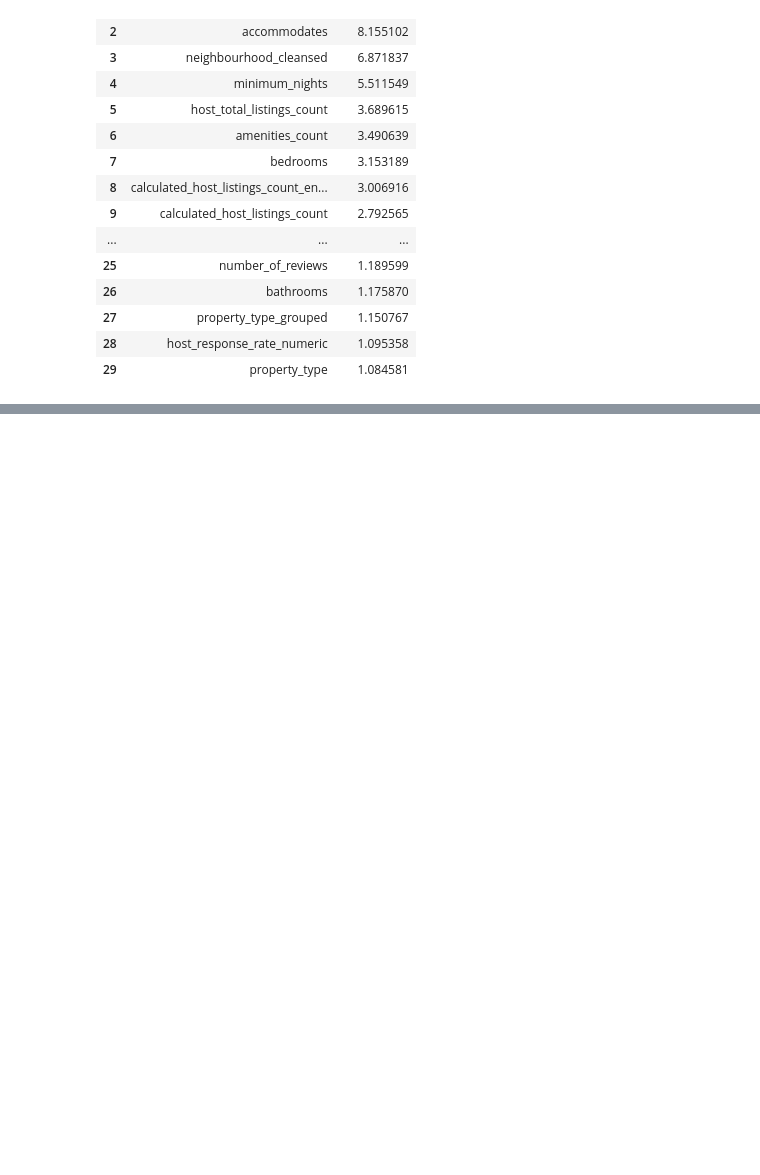
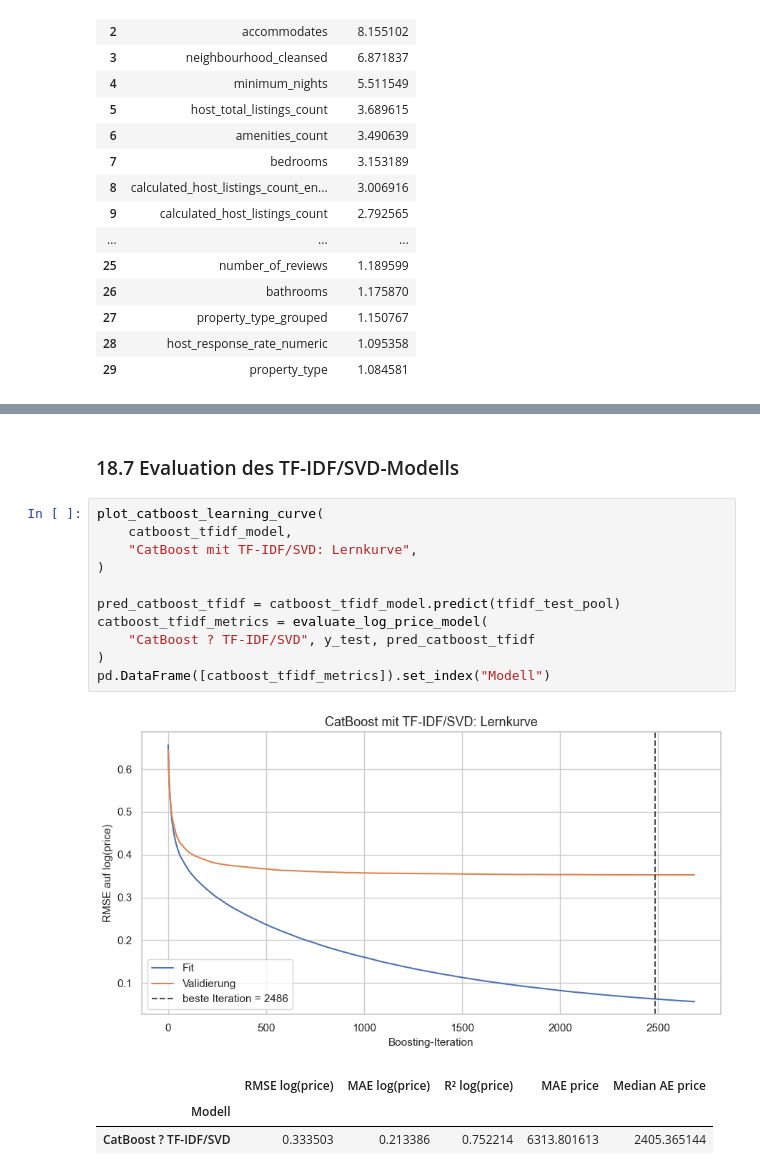
Before and after one commit to DrOetker007/Machine-Learning, a Jupyter notebook: Final_Project/price_univariate_exploration.ipynb, the cells around one changed output, grey strips where cells are left out. Saved outputs shown, nothing was run; the diff lists cells and outputs as text; blank space fills up the shorter version.

```diff
--- a/Final_Project/price_univariate_exploration.ipynb
+++ b/Final_Project/price_univariate_exploration.ipynb
@@ -3840,0 +4077,18 @@ Das GPU-Modell ist bewusst auf Geschwindigkeit abgestimmt und daher nicht parame
+# %% [markdown]
+### 18.7 Evaluation des TF-IDF/SVD-Modells
+# %%
+plot_catboost_learning_curve(
+    catboost_tfidf_model,
+    "CatBoost mit TF-IDF/SVD: Lernkurve",
+)
+
+pred_catboost_tfidf = catboost_tfidf_model.predict(tfidf_test_pool)
+catboost_tfidf_metrics = evaluate_log_price_model(
+    "CatBoost ? TF-IDF/SVD", y_test, pred_catboost_tfidf
+)
+pd.DataFrame([catboost_tfidf_metrics]).set_index("Modell")
+# %% [output]
+[figure, added]
+|  | RMSE log(price) | MAE log(price) | R² log(price) | MAE price | Median AE price |
+| Modell |  |  |  |  |  |
+| CatBoost ? TF-IDF/SVD | 0.333503 | 0.213386 | 0.752214 | 6313.801613 | 2405.365144 |
```
Also changed, not shown: parts of 43 cells of this notebook.
